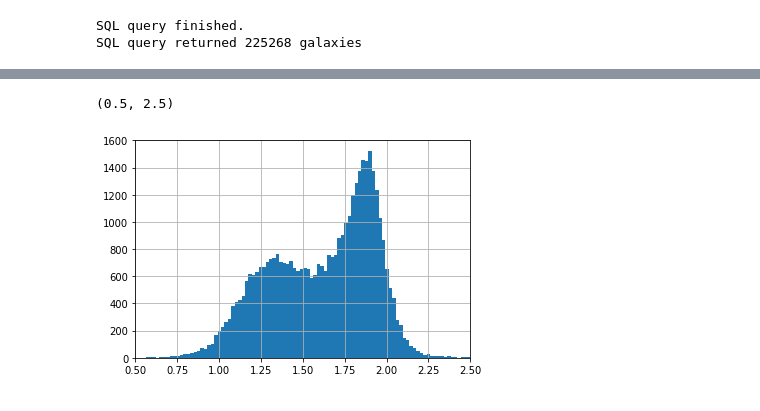
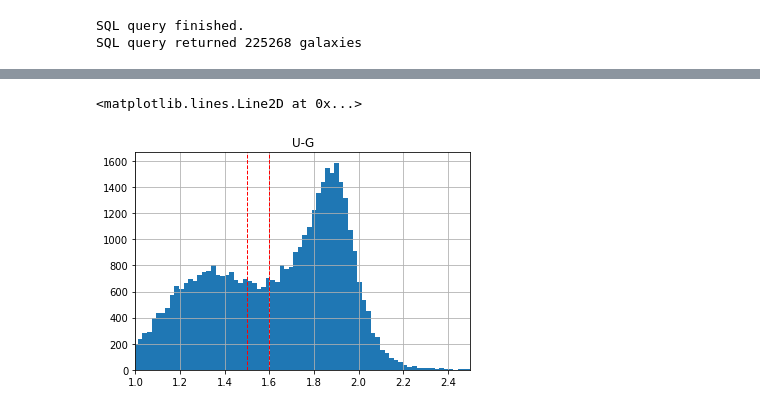
Before and after one commit to anikacave/morphology-analysis, a Jupyter notebook: cleanedUp.ipynb, the cells around one changed output, grey strips where cells are left out. Drawn from its saved outputs; the diff is of its cells as text; code cells hidden in the pictures.

```diff
--- a/cleanedUp.ipynb
+++ b/cleanedUp.ipynb
@@ -13,16 +13,18 @@ import seaborn as sns
 query="""
 SELECT p.objId,p.ra,p.dec,p.petror90_r, p.expAB_r,
     p.dered_u as u, p.dered_g as g, p.dered_r as r, p.dered_i as i,
-    s.z, s.plate, s.mjd, s.fiberid, p.g as mag, n.sersic_n
+    s.z, s.plate, s.mjd, s.fiberid, p.g as mag, n.sersic_n,
+    e.Amplitude_Ha_6562 as ampHA, e.Flux_Ha_6562 as fluxHA, e.Amplitude_Hb_4861 as ampHB
 FROM galaxy AS p
    JOIN SpecObj AS s ON s.bestobjid = p.objid
    JOIN nsatlas AS n ON n.mjd = s.mjd and n.fiberID = s.fiberID and n.plate = s.plate
+   JOIN emissionLinesPort as e ON  e.plate = n.plate and e.fiberID = n.fiberID
 WHERE p.petror90_r > 10
   and p.ra between 0 and 360
   and s.z between 0.02 and .1
   and p.g < 17
 """
-newgals = CasJobs.executeQuery(query, "dr14")
+gals = CasJobs.executeQuery(query, "dr14")
 
-print("SQL query returned " + str(len(newgals))+ " galaxies")
+print("SQL query returned " + str(len(gals))+ " galaxies")
 # %% [output]
@@ -55,7 +48,17 @@ newgals['red_color'] = newgals['u'] - newgals['g']
-# %%
-
-newgals['red_color'].hist(bins=1000)
-plt.xlim(0.5,2.5)
-# %% [output]
-(0.5, 2.5)
-[figure, removed]
+# %%
+gals['u-g'] = gals['u'] - gals['g']
+gals['u-r'] = gals['u'] - gals['r']
+# %%
+newgals =  pd.merge(gals, zoo_gals, how = 'left', on='objId')
+# %%
+newgals['spirality'] = newgals['spiralclock'] + newgals['spiralanticlock']
+newgals['ellip_spiral'] = newgals['elliptical'] - newgals['spirality']
+# %%
+newgals['u-g'].hist(bins=1000)
+plt.xlim(1, 2.5)
+plt.title('U-G')
+plt.axvline(1.5, color='Red', linestyle='dashed', linewidth=1)
+plt.axvline(1.6, color='Red', linestyle='dashed', linewidth=1)
+# %% [output]
+<matplotlib.lines.Line2D at 0x...>
+[figure, added]
```
Also changed, not shown: parts of 23 cells of this notebook.
